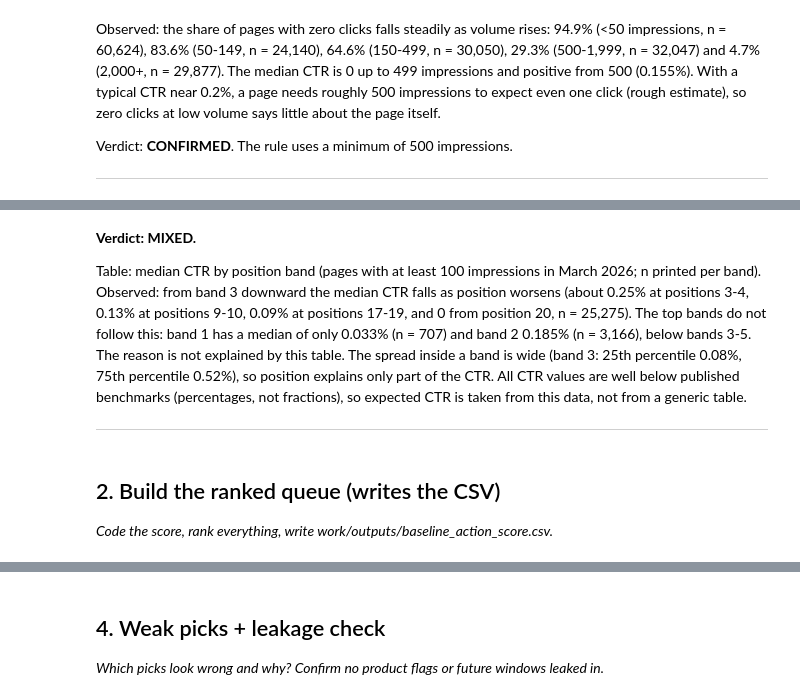
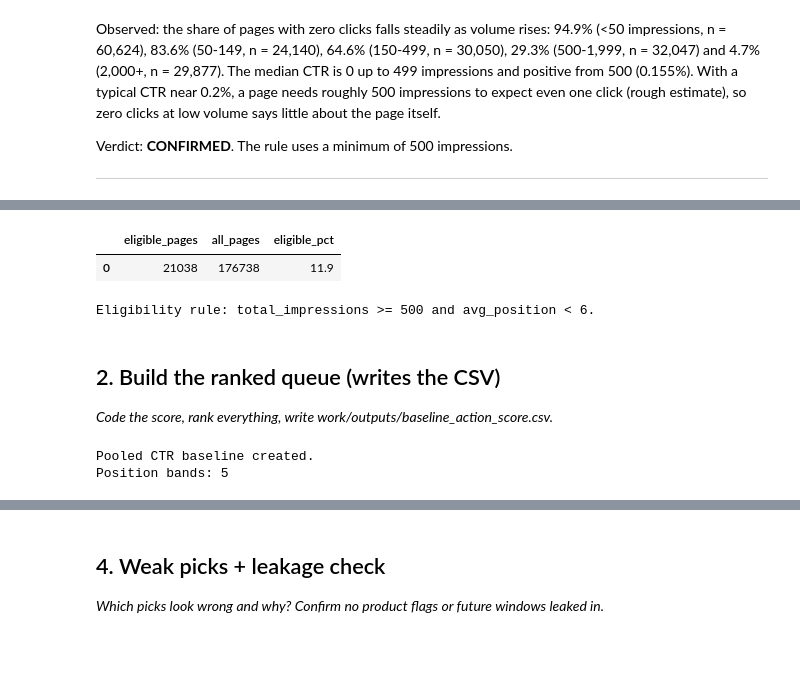
Before and after one commit to YosraHilmi/Fly-Rank-Internship, a Jupyter notebook: work/notebooks/w04_baseline_score.ipynb, the cells around one changed output, grey strips where cells are left out. Cells and saved outputs as stored; diff of their text form; code cells hidden in the pictures; blank space fills up the shorter version.

```diff
--- a/work/notebooks/w04_baseline_score.ipynb
+++ b/work/notebooks/w04_baseline_score.ipynb
@@ -334,8 +296,0 @@ print("CTR values are percentages; band 20 represents average positions of 20 or
-# %% [markdown]
-**Verdict: MIXED.**
-
-Table: median CTR by position band (pages with at least 100 impressions in March 2026; n printed per band).
-Observed: from band 3 downward the median CTR falls as position worsens (about 0.25% at positions 3-4, 0.13% at positions 9-10, 0.09% at positions 17-19, and 0 from position 20, n = 25,275). The top bands do not follow this: band 1 has a median of only 0.033% (n = 707) and band 2 0.185% (n = 3,166), below bands 3-5. The reason is not explained by this table. The spread inside a band is wide (band 3: 25th percentile 0.08%, 75th percentile 0.52%), so position explains only part of the CTR. All CTR values are well below published benchmarks (percentages, not fractions), so expected CTR is taken from this data, not from a generic table.
-
-
----
@@ -419,3 +297,28 @@ print("Eligibility rule: total_impressions >= 500 and avg_position < 6.")
+# %%
+
+# Count eligible pages.
+display(con.sql("""
+SELECT
+    COUNT(*) FILTER (
+        WHERE total_impressions >= 500
+          AND avg_position < 6
+    ) AS eligible_pages,
+    COUNT(*) AS all_pages,
+    ROUND(
+        100.0 * COUNT(*) FILTER (
+            WHERE total_impressions >= 500
+              AND avg_position < 6
+        ) / NULLIF(COUNT(*), 0),
+        1
+    ) AS eligible_pct
+FROM page_month_v3
+""").df())
+
+print("Eligibility rule: total_impressions >= 500 and avg_position < 6.")
+# %% [output]
+|  | eligible_pages | all_pages | eligible_pct |
+| 0 | 21038 | 176738 | 11.9 |
+Eligibility rule: total_impressions >= 500 and avg_position < 6.
 # %% [markdown]
 ## 2. Build the ranked queue (writes the CSV)
 
@@ -425,0 +326,26 @@ print("Eligibility rule: total_impressions >= 500 and avg_position < 6.")
+# %%
+# Calculate the pooled CTR baseline for each position band.
+
+con.execute("""
+CREATE OR REPLACE TABLE pooled_ctr_baseline AS
+SELECT
+    LEAST(FLOOR(avg_position), 20)::INTEGER AS position_band,
+    COUNT(*) AS page_count,
+    SUM(total_impressions) AS impressions_sum,
+    SUM(total_clicks) AS clicks_sum,
+    100.0 * SUM(total_clicks)
+        / NULLIF(SUM(total_impressions), 0) AS expected_ctr
+FROM page_month_v3
+WHERE total_impressions >= 500
+  AND avg_position < 6
+  AND avg_position IS NOT NULL
+GROUP BY position_band
+""")
+
+print("Pooled CTR baseline created.")
+print("Position bands:", con.execute(
+    "SELECT COUNT(*) FROM pooled_ctr_baseline"
+).fetchone()[0])
+# %% [output]
+Pooled CTR baseline created.
+Position bands: 5
```
Also changed, not shown: parts of 19 cells of this notebook.
